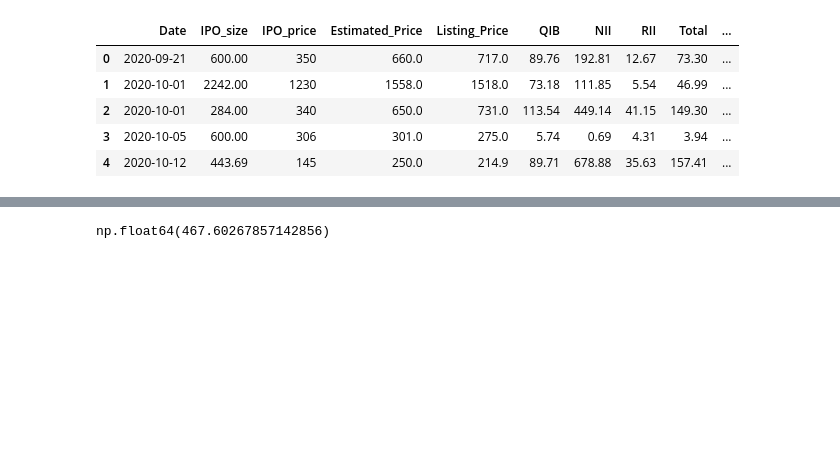
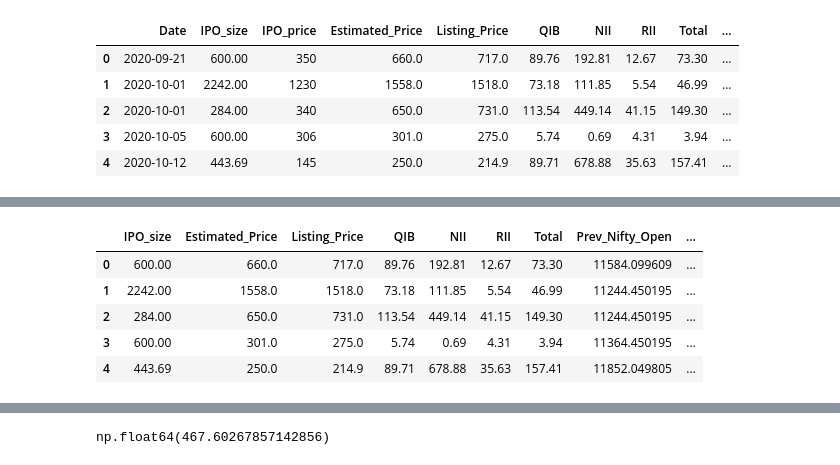
Before and after one commit to neelansh00/IPO_Price_Predictor, a Jupyter notebook: list_price_prediction_2020_2025.ipynb, the cells around one changed output, grey strips where cells are left out. Saved outputs shown, nothing was run; the diff lists cells and outputs as text; code cells hidden in the pictures; blank space fills up the shorter version.

```diff
--- a/list_price_prediction_2020_2025.ipynb
+++ b/list_price_prediction_2020_2025.ipynb
@@ -276,3 +276,12 @@ final_df
+# %%
+final_df.head()
+# %% [output]
+|  | IPO_size | Estimated_Price | Listing_Price | QIB | NII | RII | Total | Prev_Nifty_Open | ... |
+| 0 | 600.00 | 660.0 | 717.0 | 89.76 | 192.81 | 12.67 | 73.30 | 11584.099609 | ... |
+| 1 | 2242.00 | 1558.0 | 1518.0 | 73.18 | 111.85 | 5.54 | 46.99 | 11244.450195 | ... |
+| 2 | 284.00 | 650.0 | 731.0 | 113.54 | 449.14 | 41.15 | 149.30 | 11244.450195 | ... |
+| 3 | 600.00 | 301.0 | 275.0 | 5.74 | 0.69 | 4.31 | 3.94 | 11364.450195 | ... |
+| 4 | 443.69 | 250.0 | 214.9 | 89.71 | 678.88 | 35.63 | 157.41 | 11852.049805 | ... |
 # %%
 from sklearn.model_selection import train_test_split
 from sklearn.model_selection import TimeSeriesSplit
```
Also changed, not shown: parts of 18 cells of this notebook, 4 other files.
